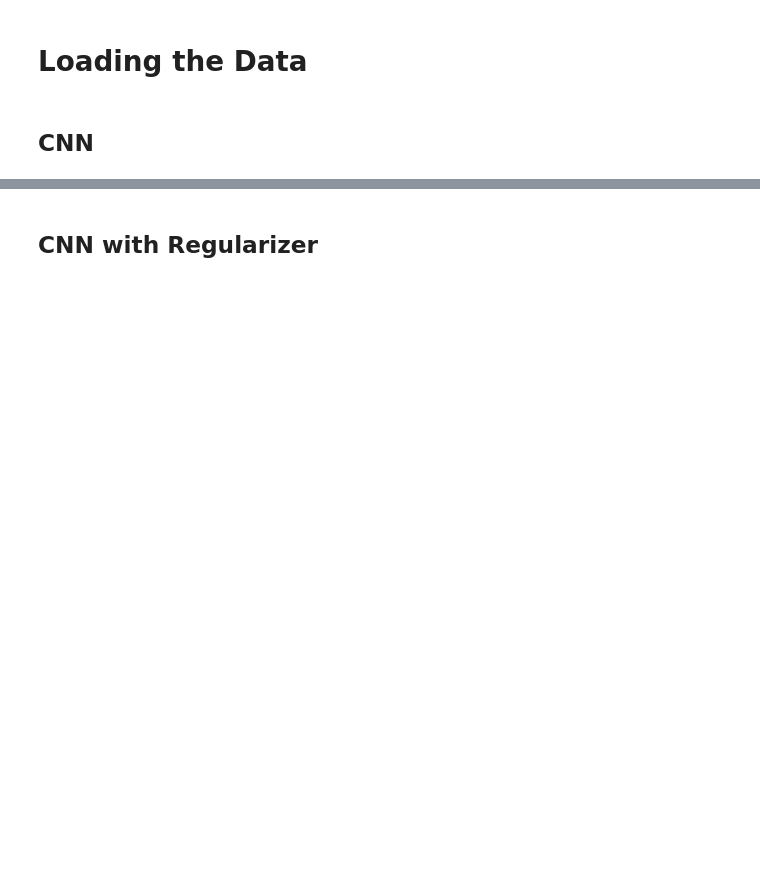
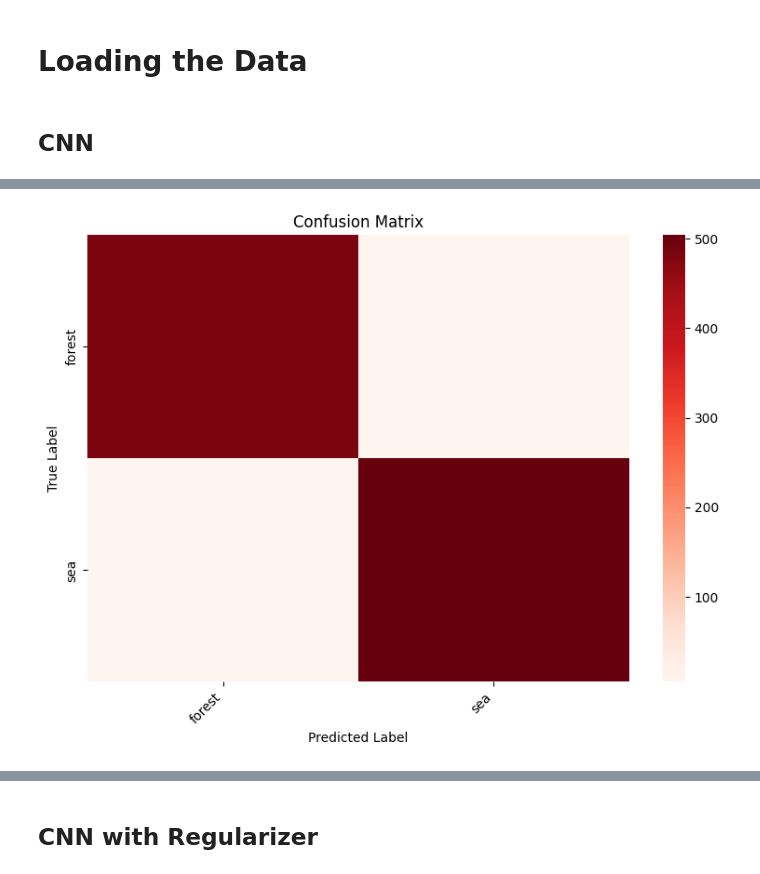
Before and after one commit to reuel-ly/CPE-313, a Jupyter notebook: hoa7-1/Hands_On_Activity_7_1___CNN_Architectures,_Regularization_and_Transfer_Learning.ipynb, the cells around one changed output, grey strips where cells are left out. Drawn from its saved outputs; the diff is of its cells as text; code cells hidden in the pictures; blank space fills up the shorter version.

```diff
--- a/hoa7-1/Hands_On_Activity_7_1___CNN_Architectures,_Regularization_and_Transfer_Learning.ipynb
+++ b/hoa7-1/Hands_On_Activity_7_1___CNN_Architectures,_Regularization_and_Transfer_Learning.ipynb
@@ -229,0 +304,24 @@ Epoch 30 | train acc: 0.3783 | val acc: 0.3365
+# %%
+import matplotlib.pyplot as plt
+import seaborn as sns
+from sklearn.metrics import confusion_matrix
+
+cm = confusion_matrix(all_labels, all_preds)
+
+plt.figure(figsize=(8, 6))
+
+sns.heatmap(
+    cm,
+    fmt='d',
+    cmap='Reds',
+    xticklabels=class_names,
+    yticklabels=class_names)
+
+plt.title('Confusion Matrix')
+plt.xlabel('Predicted Label')
+plt.ylabel('True Label')
+plt.xticks(rotation=45, ha='right')
+plt.tight_layout()
+plt.show()
+# %% [output]
+[figure, added]
```
Also changed, not shown: parts of 43 cells of this notebook.
